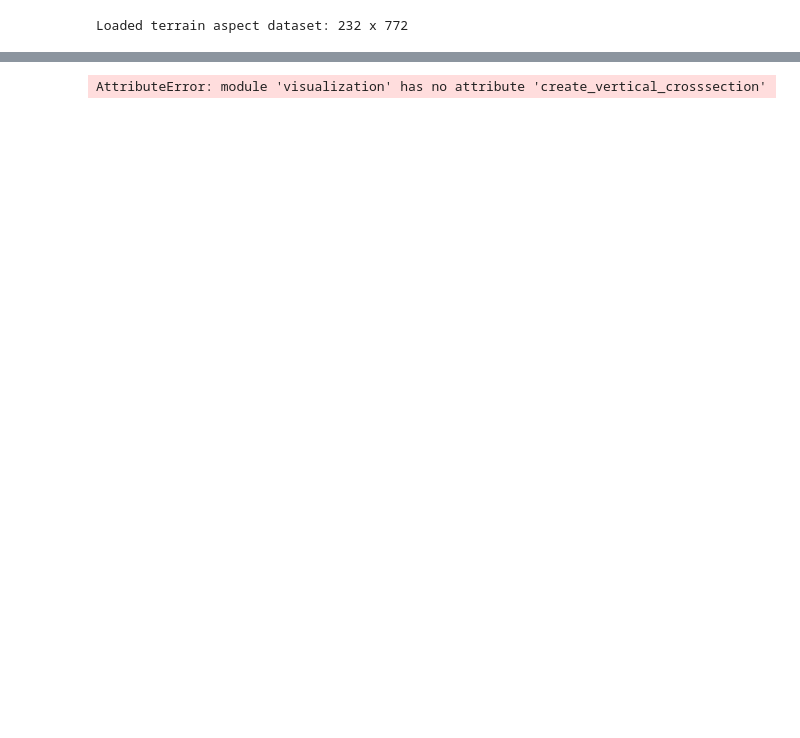
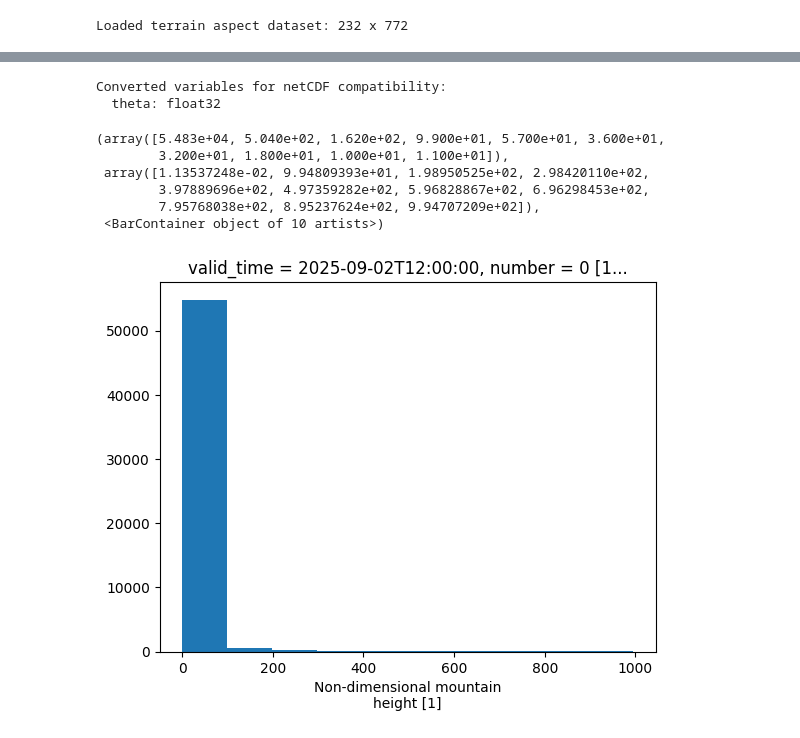
Before and after one commit to afriesinger/SciProFinal, a Jupyter notebook: era5vis-main/era5vis/wind.ipynb, the cells around one changed output, grey strips where cells are left out. Drawn from its saved outputs; the diff is of its cells as text; code cells hidden in the pictures; blank space fills up the shorter version.

```diff
--- a/era5vis-main/era5vis/wind.ipynb
+++ b/era5vis-main/era5vis/wind.ipynb
@@ -110,6 +186,5 @@ Attributes:
 # %%
-# Step 2: Add wind-terrain interaction
-#era5_with_terrain['u'] = era5_with_terrain['u']*2.5
-#era5_with_terrain['v'] = era5_with_terrain['v']*2.5
-era5_enhanced = wind.compute_wind_terrain_interaction(era5_with_terrain, terrain_ds)
-era5_enhanced
+# Step 2: Compute complete wind-terrain interaction (vectorized)
+# Returns: wind_speed, wind_direction, downwind_terrain_height, perpendicular_wind_speed
+
+era5_enhanced = wind.compute_wind_terrain_interaction(data, terrain_ds, range_km=3.0)
@@ -256,7 +204,29 @@ plt.show()
-# %%
-vi.create_vertical_crosssection(era5_enhancedNH,
-                                start_lat=46.5, start_lon=11.0,
-                                end_lat=46.5, end_lon=16.0,
-                                time_idx=0)
-# %% [output]
-AttributeError: module 'visualization' has no attribute 'create_vertical_crosssection'
+# %%
+# Convert float16 variables to float32 for netCDF compatibility (netCDF doesn't support float16)
+# This is only needed before saving to disk
+era5_enhancedNH_save = era5_enhancedNH.copy()
+
+# Convert theta from int16 to float32 (it was computed from float16 inputs)
+if 'theta' in era5_enhancedNH_save.data_vars:
+    era5_enhancedNH_save['theta'] = era5_enhancedNH_save['theta'].astype(np.float32)
+
+print("Converted variables for netCDF compatibility:")
+print(f"  theta: {era5_enhancedNH_save['theta'].dtype}")
+
+era5_enhancedNH_save.to_netcdf('./data/era5_test_with_NH.nc')
+# %% [output]
+Converted variables for netCDF compatibility:
+  theta: float32
+# %%
+test  = era5_enhancedNH.H.where(era5_enhancedNH.H < 1000
+                                )
+test.mean()
+test.plot()
+# %% [output]
+(array([5.483e+04, 5.040e+02, 1.620e+02, 9.900e+01, 5.700e+01, 3.600e+01,
+        3.200e+01, 1.800e+01, 1.000e+01, 1.100e+01]),
+ array([1.13537248e-02, 9.94809393e+01, 1.98950525e+02, 2.98420110e+02,
+        3.97889696e+02, 4.97359282e+02, 5.96828867e+02, 6.96298453e+02,
+        7.95768038e+02, 8.95237624e+02, 9.94707209e+02]),
+ <BarContainer object of 10 artists>)
+[figure, added]
```
Also changed, not shown: parts of 13 cells of this notebook, 19 other files.
